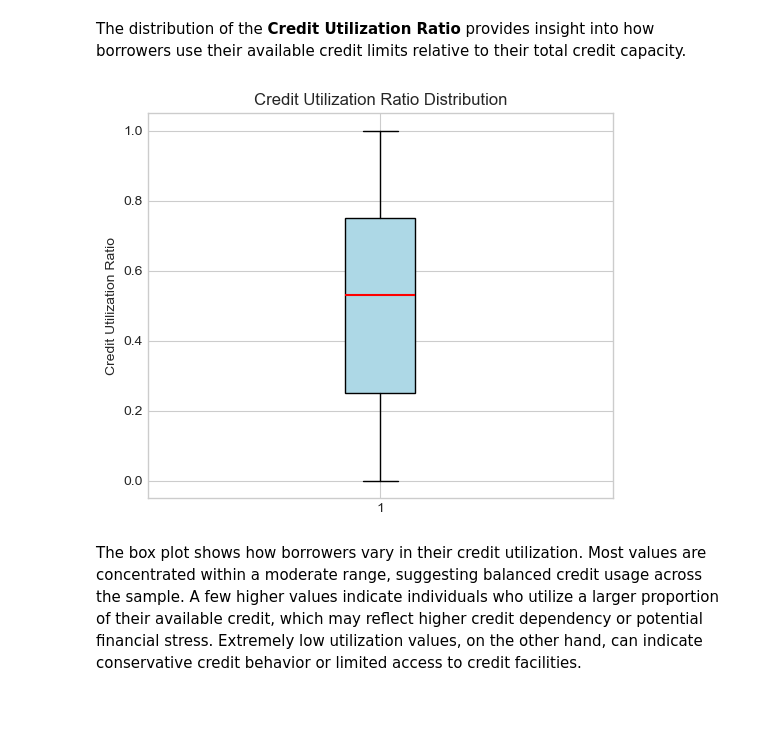
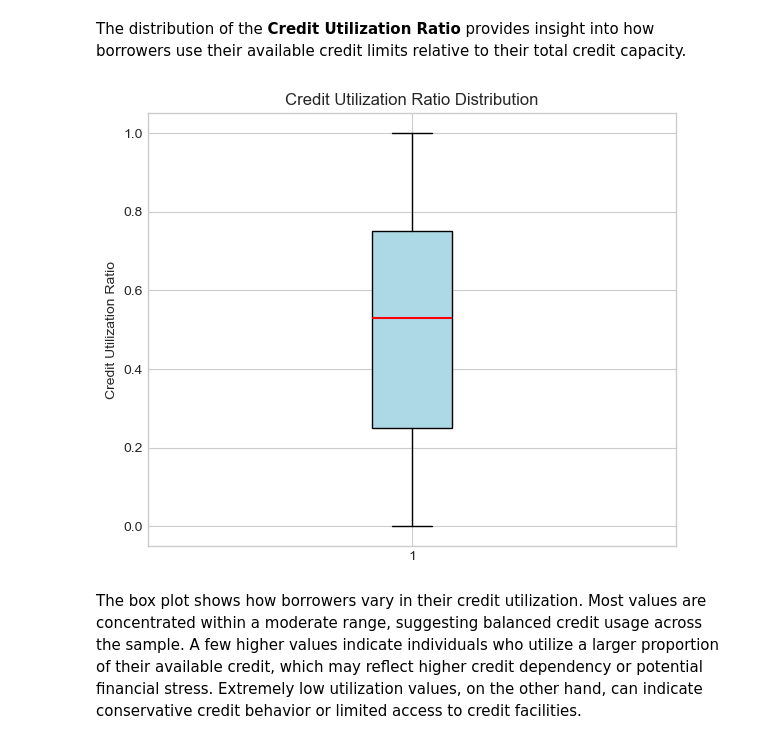
Before and after one commit to DonnahM/Credit-Risk-Evaluation, a Jupyter notebook: credit-insights.ipynb, the cells around one changed output. Saved outputs shown, nothing was run; the diff lists cells and outputs as text; code cells hidden in the pictures; blank space fills up the shorter version.

Commit message:
"Improving Data Visualization and Information Display"

```diff
--- a/credit-insights.ipynb
+++ b/credit-insights.ipynb
@@ -102,15 +102,19 @@ max                    10.000000  4.996000e+06      19.990000    60.000000
 # %% [markdown]
 The distribution of the **Credit Utilization Ratio** provides insight into how borrowers use their available credit limits relative to their total credit capacity.
 # %%
-plt.figure(figsize=(6,5))
-plt.boxplot(data['Credit Utilization Ratio'], patch_artist=True,
-            boxprops=dict(facecolor='lightblue', color='black'),
-            medianprops=dict(color='red', linewidth=1.5))
-plt.title('Credit Utilization Ratio Distribution')
-plt.ylabel('Credit Utilization Ratio')
+fig, ax = plt.subplots(figsize=(6,5))
+
+ax.boxplot(data['Credit Utilization Ratio'], patch_artist=True,
+           boxprops=dict(facecolor='lightblue', color='black'),
+           medianprops=dict(color='red', linewidth=1.5))
+
+ax.set_title('Credit Utilization Ratio Distribution')
+ax.set_ylabel('Credit Utilization Ratio')
+
+plt.tight_layout()
 plt.show()
 # %% [output]
-[figure, old version]
+[figure, new version]
 # %% [markdown]
 The box plot shows how borrowers vary in their credit utilization. Most values are concentrated within a moderate range, suggesting balanced credit usage across the sample. A few higher values indicate individuals who utilize a larger proportion of their available credit, which may reflect higher credit dependency or potential financial stress. Extremely low utilization values, on the other hand, can indicate conservative credit behavior or limited access to credit facilities.
 # %% [markdown]
```
Also changed, not shown: parts of 2 cells of this notebook.
